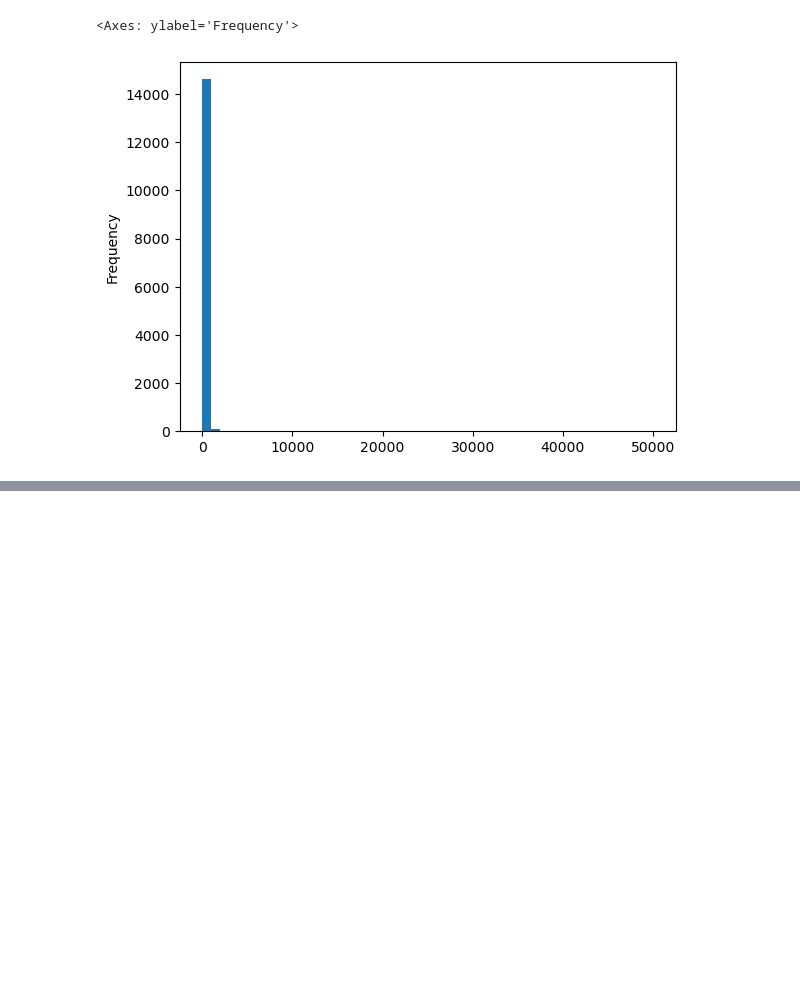
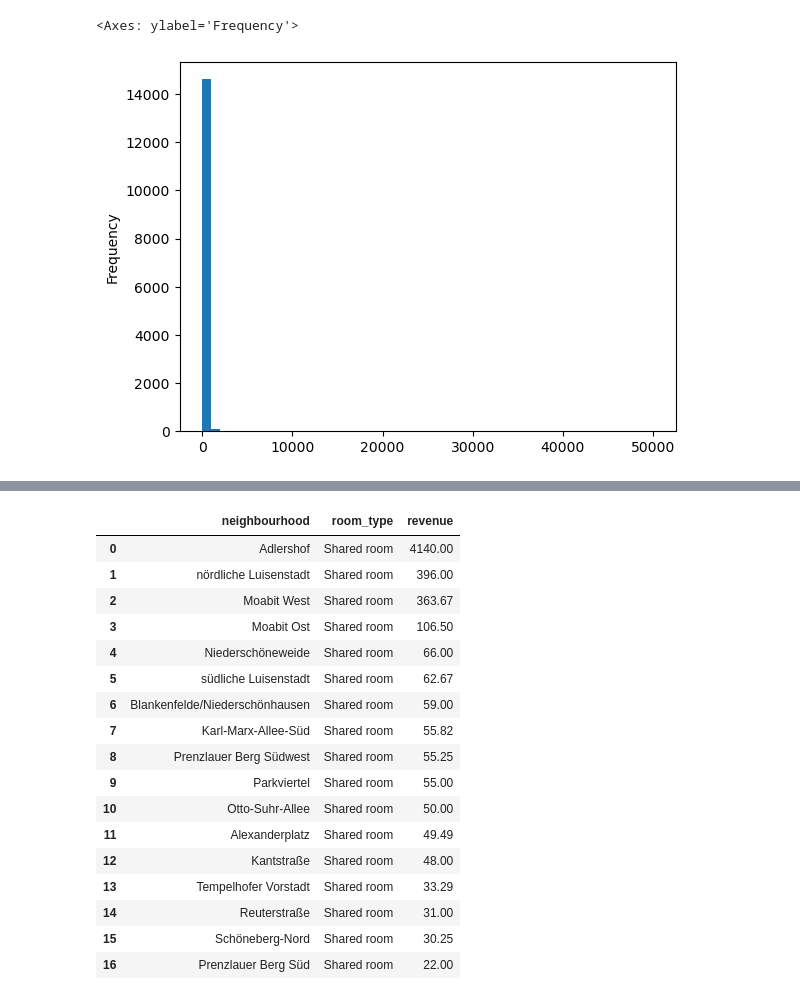
Before and after one commit to enggsalem1981-cmyk/berlin-munich-analysis, a Jupyter notebook: data/sample.ipynb, the cells around one changed output, grey strips where cells are left out. Saved outputs shown, nothing was run; the diff lists cells and outputs as text; code cells hidden in the pictures; blank space fills up the shorter version.

```diff
--- a/data/sample.ipynb
+++ b/data/sample.ipynb
@@ -156,0 +72,4 @@ df3[df3["price"] < 1000]["price"].plot(kind="hist", bins=50)
+# %%
+df3["revenue"] = df3["minimum_nights"]* df3["price"]
+#df3['revenue'] = df3['minimum_nights'].astype(int) * df3['price'].astype(float)
+df3["revenue"] = df3["revenue"].round(2)
@@ -156,0 +212,30 @@ df3[df3["price"] < 1000]["price"].plot(kind="hist", bins=50)
+# %%
+df_berlin = df3[
+    (df3['city'] == 'Berlin') &
+    (df3['room_type'] == 'Shared room') &
+    (df3['price'] < 1000)].copy()
+
+berlin_revenue = df_berlin.groupby(['neighbourhood', 'room_type'], as_index=False)['revenue'].mean()
+
+berlin_revenue = berlin_revenue.sort_values(by='revenue', ascending=False).reset_index(drop=True)
+berlin_revenue["revenue"] = berlin_revenue["revenue"].round(2)
+berlin_revenue
+# %% [output]
+|  | neighbourhood | room_type | revenue |
+| 0 | Adlershof | Shared room | 4140.00 |
+| 1 | nördliche Luisenstadt | Shared room | 396.00 |
+| 2 | Moabit West | Shared room | 363.67 |
+| 3 | Moabit Ost | Shared room | 106.50 |
+| 4 | Niederschöneweide | Shared room | 66.00 |
+| 5 | südliche Luisenstadt | Shared room | 62.67 |
+| 6 | Blankenfelde/Niederschönhausen | Shared room | 59.00 |
+| 7 | Karl-Marx-Allee-Süd | Shared room | 55.82 |
+| 8 | Prenzlauer Berg Südwest | Shared room | 55.25 |
+| 9 | Parkviertel | Shared room | 55.00 |
+| 10 | Otto-Suhr-Allee | Shared room | 50.00 |
+| 11 | Alexanderplatz | Shared room | 49.49 |
+| 12 | Kantstraße | Shared room | 48.00 |
+| 13 | Tempelhofer Vorstadt | Shared room | 33.29 |
+| 14 | Reuterstraße | Shared room | 31.00 |
+| 15 | Schöneberg-Nord | Shared room | 30.25 |
+| 16 | Prenzlauer Berg Süd | Shared room | 22.00 |
```
Also changed, not shown: parts of 21 cells of this notebook.
